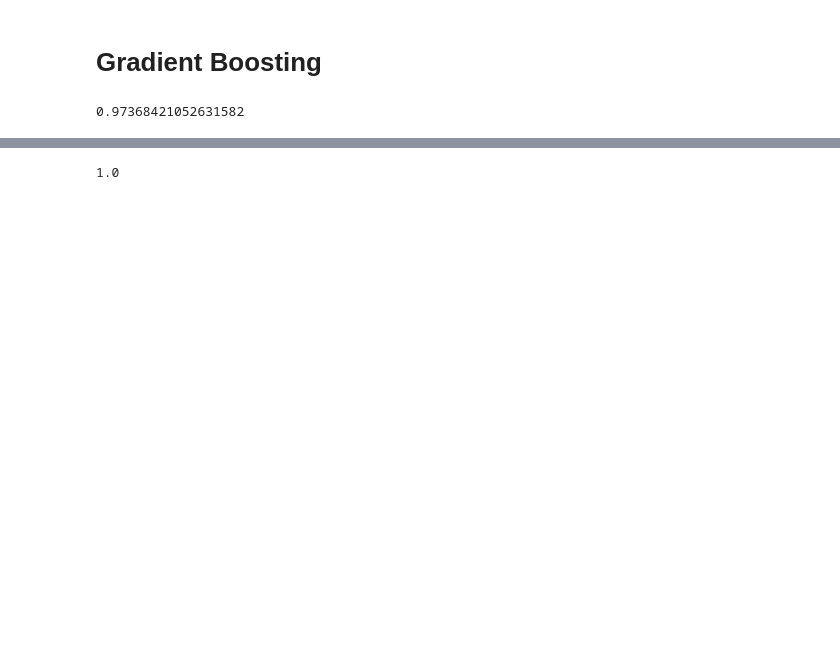
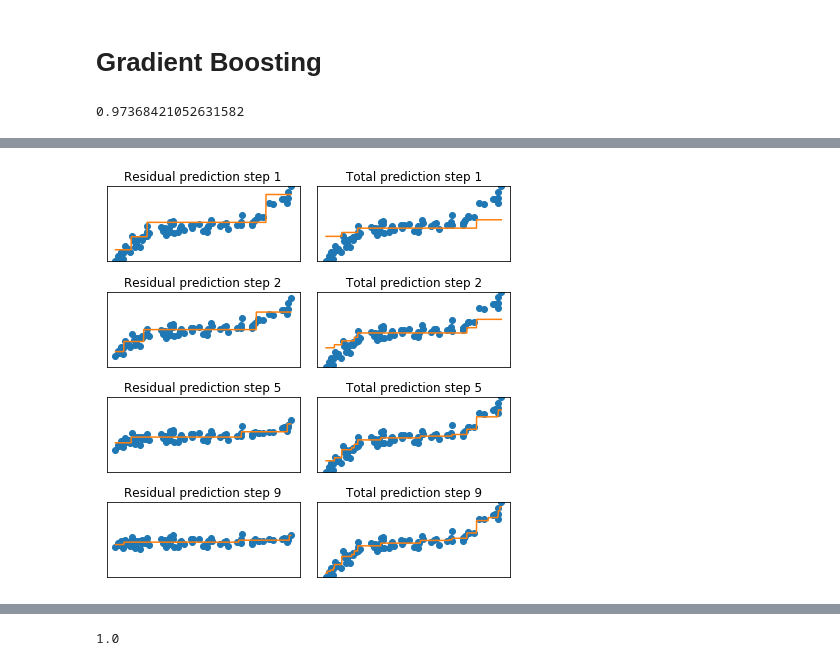
Before and after one commit to amueller/COMS4995-s18, a Jupyter notebook: slides/aml-11-022118-gradient-boosting-calibration/aml-11-gradient-boosting-stacking.ipynb, the cells around one changed output, grey strips where cells are left out. Saved outputs shown, nothing was run; the diff lists cells and outputs as text; code cells hidden in the pictures; blank space fills up the shorter version.

```diff
--- a/slides/aml-11-022118-gradient-boosting-calibration/aml-11-gradient-boosting-stacking.ipynb
+++ b/slides/aml-11-022118-gradient-boosting-calibration/aml-11-gradient-boosting-stacking.ipynb
@@ -25,0 +64,23 @@ gbrt.score(X_test, y_test)
+# %%
+preds_train = [np.zeros(len(y_train))] + list(gbrt.staged_predict(X_train))
+
+
+fig, axes = plt.subplots(4, 2, subplot_kw={'xticks': (()), 'yticks': (())}, figsize=(6, 6))
+#fig, axes = plt.subplots(4, 2, figsize=(12, 12))
+
+n_estimators = [0, 1, 4, 8]
+for i in range(4):
+    k = n_estimators[i]
+    axes[i, 0].plot(X_train[:, 0], y_train - preds_train[k], 'o')
+    axes[i, 0].plot(line, gbrt.estimators_[k, 0].predict(line[:, np.newaxis]))
+    axes[i, 1].plot(X_train[:, 0], y_train, 'o')
+    axes[i, 1].plot(line, preds[k])
+    axes[i, 0].set_title("Residual prediction step {}".format(k + 1))
+    axes[i, 1].set_title("Total prediction step {}".format(k + 1))
+
+for ax in axes.ravel():
+    ax.set_ylim(y.min(), y.max())
+plt.tight_layout()
+plt.savefig("images/grad_boost_regression_steps.png")
+# %% [output]
+[figure, added]
```
Also changed, not shown: parts of 7 cells of this notebook, 3 other files.
